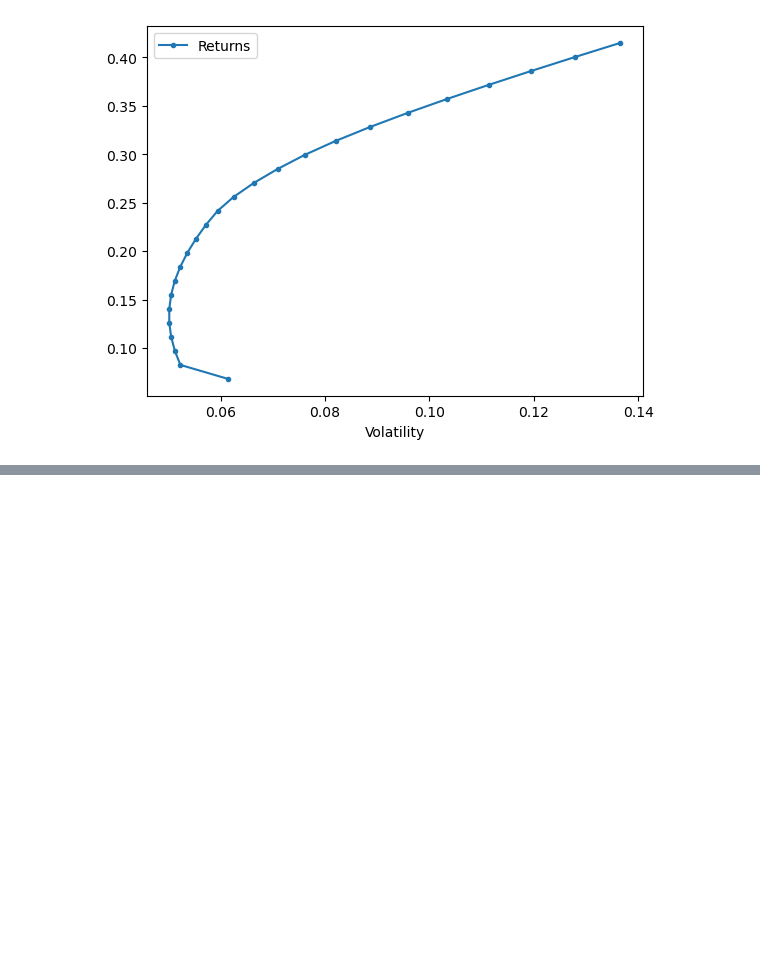
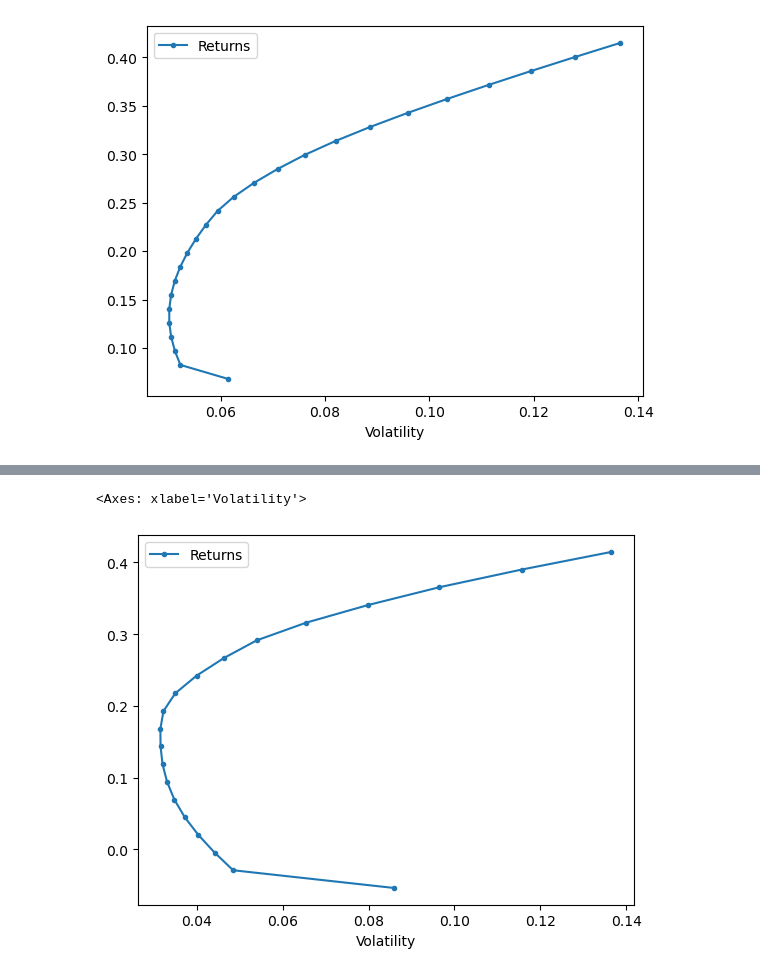
Before and after one commit to ahmet794/Investment-Banking-Asset-Management, a Jupyter notebook: Labs Week 2.ipynb, the cells around one changed output, grey strips where cells are left out. Saved outputs shown, nothing was run; the diff lists cells and outputs as text; code cells hidden in the pictures; blank space fills up the shorter version.

```diff
--- a/Labs Week 2.ipynb
+++ b/Labs Week 2.ipynb
@@ -296,0 +306,5 @@ rk.plot_ef(25, er[l], cov.loc[l, l])
+# %%
+rk.plot_ef(20, er, cov)
+# %% [output]
+<Axes: xlabel='Volatility'>
+[figure, added]
```
Also changed, not shown: parts of 3 cells of this notebook, 1 other file.
